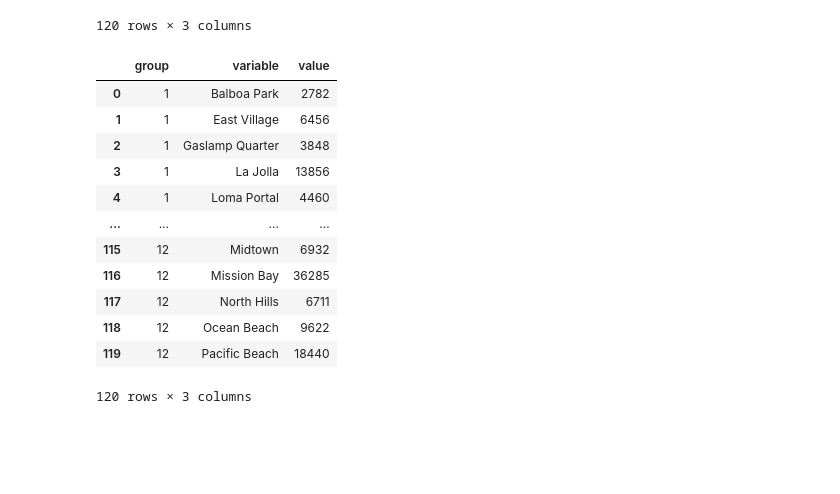
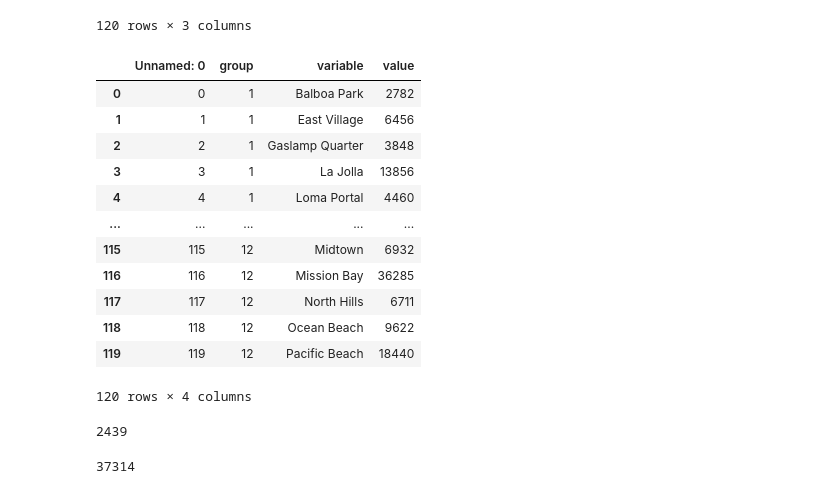
Before and after one commit to elliekwang/final_proj, a Jupyter notebook: airbnb.ipynb, the cells around one changed output. Cells and saved outputs as stored; diff of their text form; code cells hidden in the pictures; blank space fills up the shorter version.

```diff
--- a/airbnb.ipynb
+++ b/airbnb.ipynb
@@ -784,18 +784,27 @@ grr_df
 | 119 | 12 | Pacific Beach | 11661 |
 120 rows × 3 columns
 # %%
+heatmap_data = pd.read_csv('heatmap_data')
 heatmap_data
 # %% [output]
-|  | group | variable | value |
-| 0 | 1 | Balboa Park | 2782 |
-| 1 | 1 | East Village | 6456 |
-| 2 | 1 | Gaslamp Quarter | 3848 |
-| 3 | 1 | La Jolla | 13856 |
-| 4 | 1 | Loma Portal | 4460 |
-| ... | ... | ... | ... |
-| 115 | 12 | Midtown | 6932 |
-| 116 | 12 | Mission Bay | 36285 |
-| 117 | 12 | North Hills | 6711 |
-| 118 | 12 | Ocean Beach | 9622 |
-| 119 | 12 | Pacific Beach | 18440 |
+|  | Unnamed: 0 | group | variable | value |
+| 0 | 0 | 1 | Balboa Park | 2782 |
+| 1 | 1 | 1 | East Village | 6456 |
+| 2 | 2 | 1 | Gaslamp Quarter | 3848 |
+| 3 | 3 | 1 | La Jolla | 13856 |
+| 4 | 4 | 1 | Loma Portal | 4460 |
+| ... | ... | ... | ... | ... |
+| 115 | 115 | 12 | Midtown | 6932 |
+| 116 | 116 | 12 | Mission Bay | 36285 |
+| 117 | 117 | 12 | North Hills | 6711 |
+| 118 | 118 | 12 | Ocean Beach | 9622 |
+| 119 | 119 | 12 | Pacific Beach | 18440 |
-120 rows × 3 columns
+120 rows × 4 columns
+# %%
+heatmap_data['value'].min()
+# %% [output]
+2439
+# %%
+heatmap_data['value'].max()
+# %% [output]
+37314
```
Also changed, not shown: parts of 20 cells of this notebook, 3 other files.
